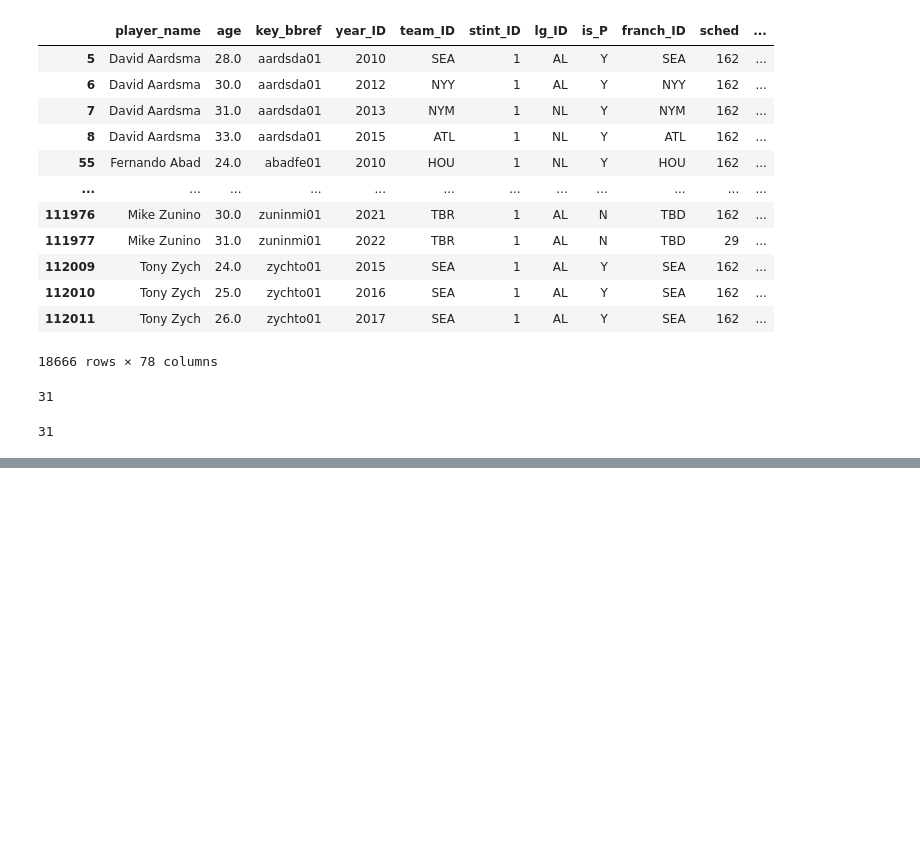
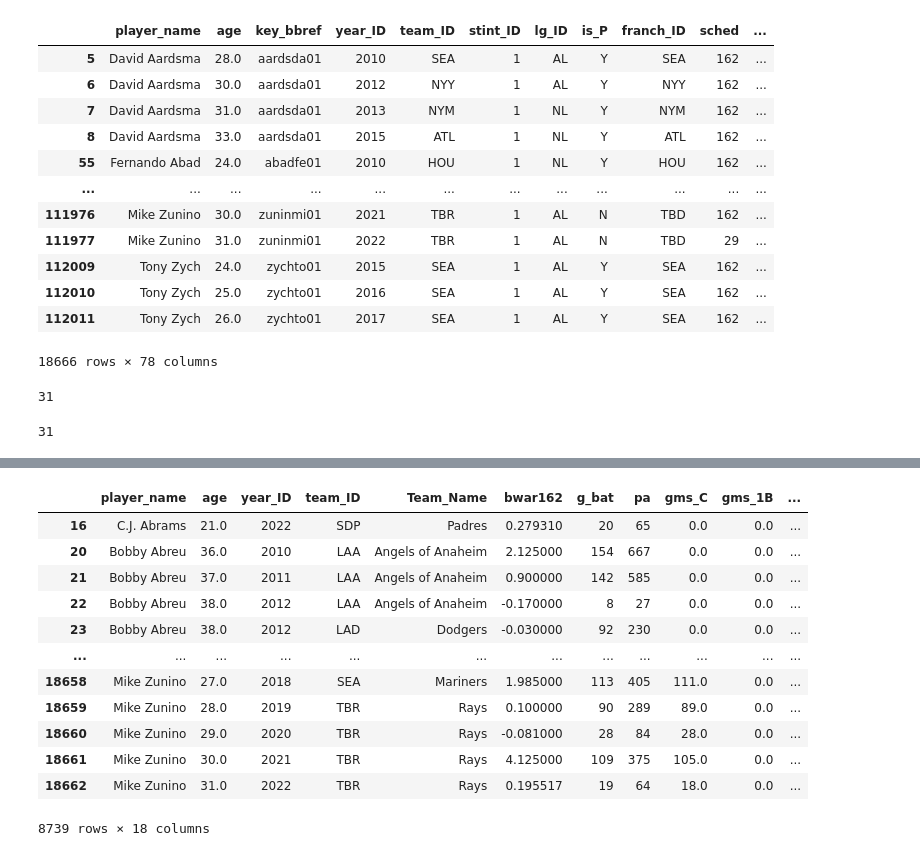
Before and after one commit to brianrwheatley/final-baseball-war-stats, a Jupyter notebook: WAR_cleaning.ipynb, the cells around one changed output, grey strips where cells are left out. Drawn from its saved outputs; the diff is of its cells as text; code cells hidden in the pictures; blank space fills up the shorter version.

```diff
--- a/WAR_cleaning.ipynb
+++ b/WAR_cleaning.ipynb
@@ -68,0 +90,3 @@ teamID_present_df.count()['Team_ID']
+# %%
+pitchers_df = filtered_df[(filtered_df['is_P'] == 'Y')]
+batters_df = filtered_df[(filtered_df['is_P'] == 'N')]
@@ -68,0 +106,17 @@ teamID_present_df.count()['Team_ID']
+# %%
+batters_df = batters_df.filter(['player_name','age','year_ID','team_ID','Team_Name','bwar162','g_bat','pa','gms_C','gms_1B','gms_2B','gms_3B','gms_SS','gms_LF','gms_CF','gms_RF','gms_OF','is_P'])
+batters_df
+# %% [output]
+|  | player_name | age | year_ID | team_ID | Team_Name | bwar162 | g_bat | pa | gms_C | gms_1B | ... |
+| 16 | C.J. Abrams | 21.0 | 2022 | SDP | Padres | 0.279310 | 20 | 65 | 0.0 | 0.0 | ... |
+| 20 | Bobby Abreu | 36.0 | 2010 | LAA | Angels of Anaheim | 2.125000 | 154 | 667 | 0.0 | 0.0 | ... |
+| 21 | Bobby Abreu | 37.0 | 2011 | LAA | Angels of Anaheim | 0.900000 | 142 | 585 | 0.0 | 0.0 | ... |
+| 22 | Bobby Abreu | 38.0 | 2012 | LAA | Angels of Anaheim | -0.170000 | 8 | 27 | 0.0 | 0.0 | ... |
+| 23 | Bobby Abreu | 38.0 | 2012 | LAD | Dodgers | -0.030000 | 92 | 230 | 0.0 | 0.0 | ... |
+| ... | ... | ... | ... | ... | ... | ... | ... | ... | ... | ... | ... |
+| 18658 | Mike Zunino | 27.0 | 2018 | SEA | Mariners | 1.985000 | 113 | 405 | 111.0 | 0.0 | ... |
+| 18659 | Mike Zunino | 28.0 | 2019 | TBR | Rays | 0.100000 | 90 | 289 | 89.0 | 0.0 | ... |
+| 18660 | Mike Zunino | 29.0 | 2020 | TBR | Rays | -0.081000 | 28 | 84 | 28.0 | 0.0 | ... |
+| 18661 | Mike Zunino | 30.0 | 2021 | TBR | Rays | 4.125000 | 109 | 375 | 105.0 | 0.0 | ... |
+| 18662 | Mike Zunino | 31.0 | 2022 | TBR | Rays | 0.195517 | 19 | 64 | 18.0 | 0.0 | ... |
+8739 rows × 18 columns
```
Also changed, not shown: parts of 5 cells of this notebook.
